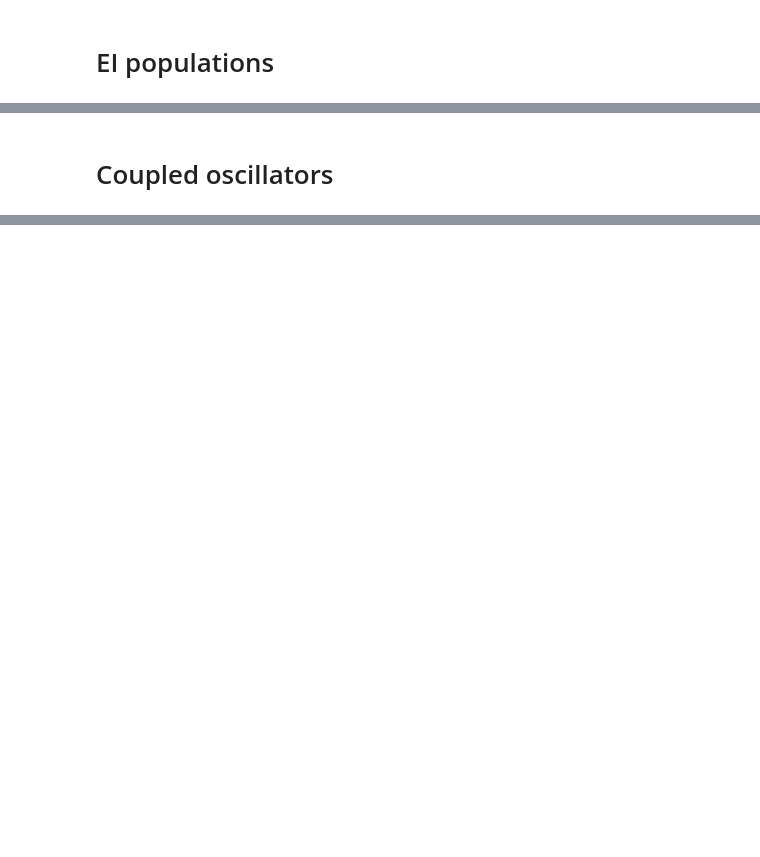
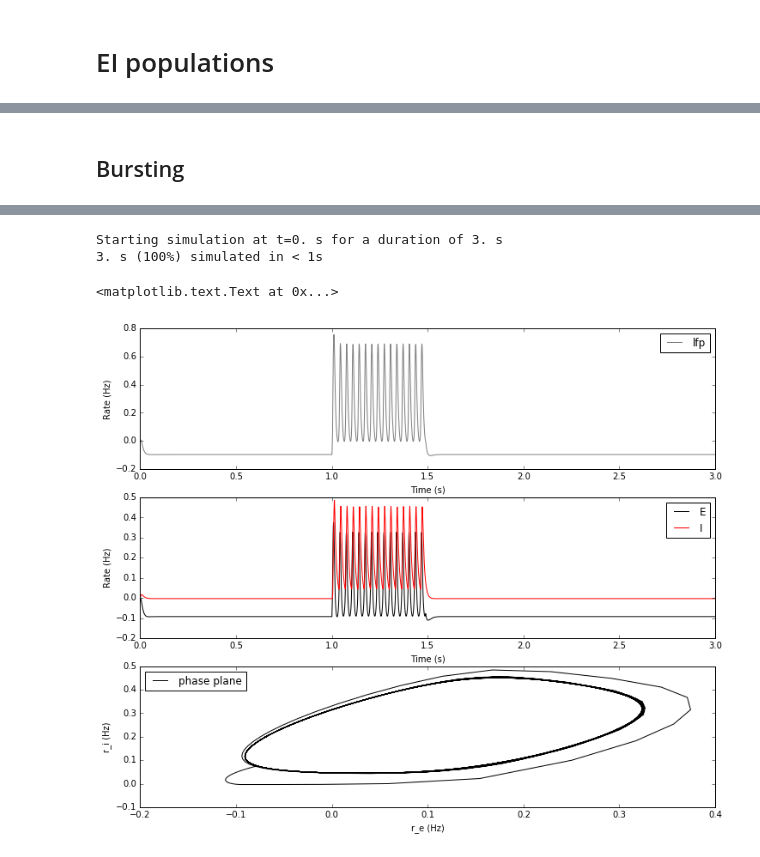
Before and after one commit to voytekresearch/bw, a Jupyter notebook: ipynb/sandbox.ipynb, the cells around one changed output, grey strips where cells are left out. Cells and saved outputs as stored; diff of their text form; code cells hidden in the pictures; blank space fills up the shorter version.

```diff
--- a/ipynb/sandbox.ipynb
+++ b/ipynb/sandbox.ipynb
@@ -63,2 +68,51 @@ ylabel("r_i (Hz)")
-# %% [markdown]
-# Coupled oscillators
+# %% [markdown]
+## Bursting
+# %%
+%run ../burstie.py burstie -w 0.5
+res = load_kdf('burstie.hdf5')
+
+# -
+t = res['t']
+dt = res['dt']
+times = np.linspace(0, t, t * int(1 / float(dt)))
+
+# -
+Es = res['E']
+E = Es.mean(0)
+
+Is = res['I']
+I = Is.mean(0)
+
+lfp = res['lfp']
+
+# -
+figure(figsize=(12, 10))
+
+subplot(311)
+plot(times, lfp, label='lfp', color='grey')
+legend(loc='best')
+xlabel("Time (s)")
+ylabel("Rate (Hz)")
+xlim(0, 3)
+
+subplot(312)
+plot(times, E, label='E', color='k')
+plot(times, I, label='I', color='r')
+legend(loc='best')
+xlabel("Time (s)")
+ylabel("Rate (Hz)")
+xlim(0, 3)
+
+subplot(313)
+plot(E[times > 0.5], I[times > 0.5], label='phase plane', color='k')
+legend(loc='best')
+xlabel("r_e (Hz)")
+ylabel("r_i (Hz)")
+
+# subplot(313)
+# fs, psd = create_psd(lfp, 1000)
+# plot(fs[:100], psd[:100], label='r_e')
+# legend(loc='best')
+# xlabel("Freq (Hz)")
+# ylabel("PSD")
+# %% [output]
@@ -64,0 +121,4 @@ ylabel("r_i (Hz)")
+Starting simulation at t=0. s for a duration of 3. s
+3. s (100%) simulated in < 1s
+<matplotlib.text.Text at 0x...>
+[figure, added]
```
Also changed, not shown: parts of 10 cells of this notebook, 4 other files.
